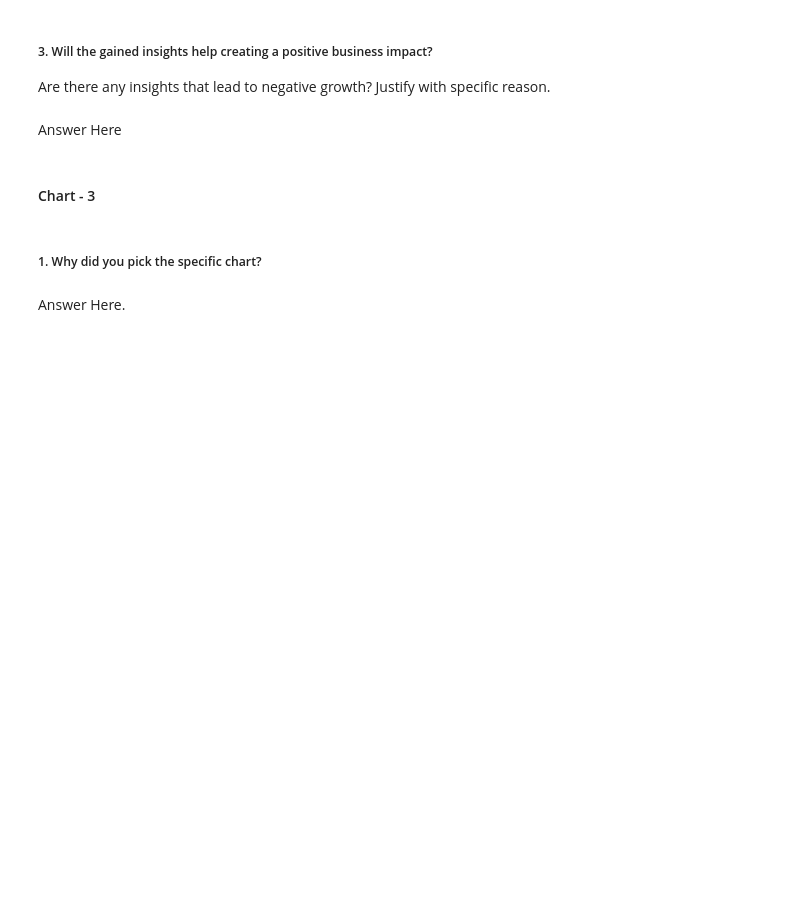
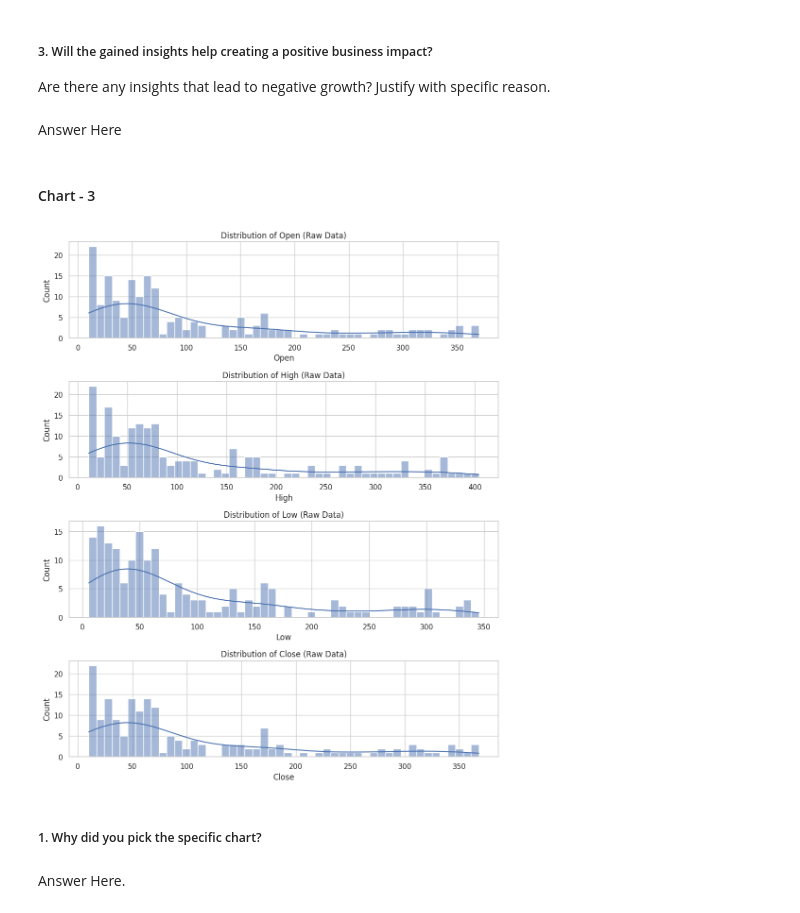
Before and after one commit to PKalyani1994/Regression_Project, a Jupyter notebook: KALYANI_ML_PROJECT.ipynb, the cells around one changed output. Cells and saved outputs as stored; diff of their text form; code cells hidden in the pictures; blank space fills up the shorter version.

```diff
--- a/KALYANI_ML_PROJECT.ipynb
+++ b/KALYANI_ML_PROJECT.ipynb
@@ -338,3 +383,18 @@ Answer Here
+# %%
+# Chart - 3 visualization code
+# Histograms of raw data
+
+price_cols = ['Open', 'High', 'Low', 'Close']
+fig, axes = plt.subplots(len(price_cols), 1, figsize=(10, 12))
+
+for i, col in enumerate(price_cols):
+    sns.histplot(bank_dataset[col], bins=50, kde=True, ax=axes[i])
+    axes[i].set_title(f"Distribution of {col} (Raw Data)")
+
+plt.tight_layout()
+plt.show()
+# %% [output]
+[figure, added]
 # %% [markdown]
 ##### 1. Why did you pick the specific chart?
 # %% [markdown]
```
Also changed, not shown: parts of 149 cells of this notebook.
